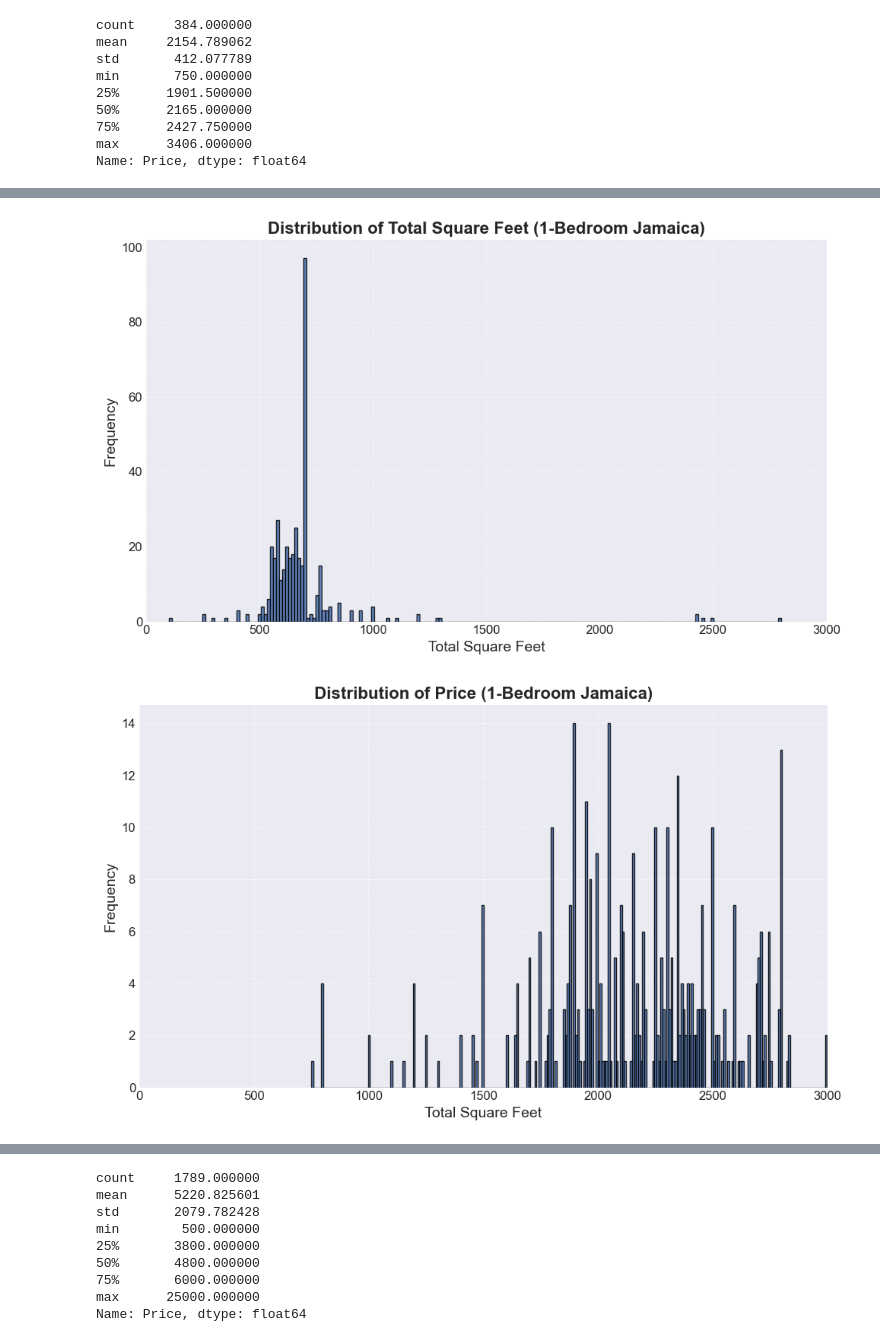
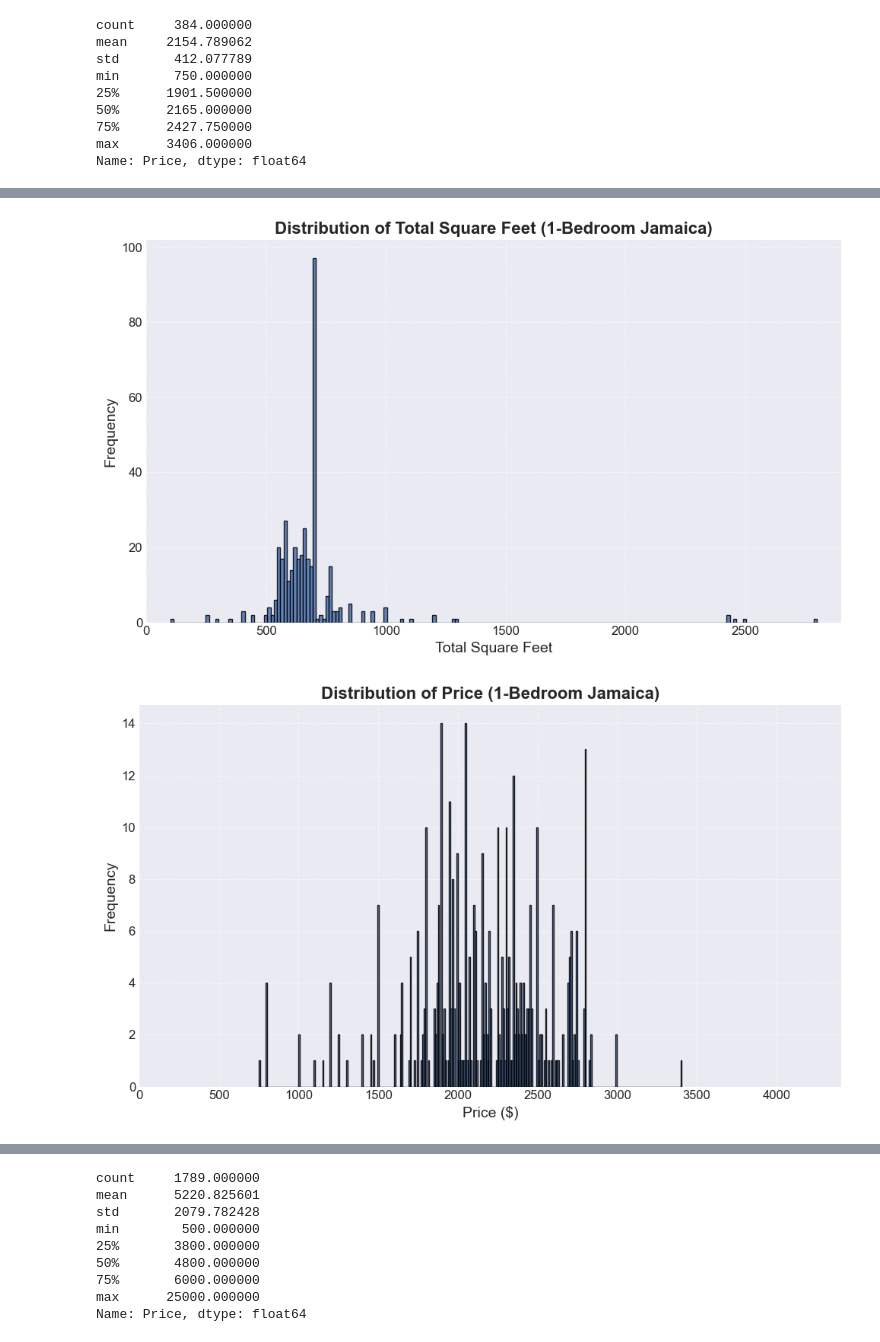
Before and after one commit to supernovaaa2024/RealEstateValuation, a Jupyter notebook: RealEstateStats.ipynb, the cells around one changed output, grey strips where cells are left out. Saved outputs shown, nothing was run; the diff lists cells and outputs as text; code cells hidden in the pictures.

```diff
--- a/RealEstateStats.ipynb
+++ b/RealEstateStats.ipynb
@@ -117,8 +155,9 @@ plt.show()
 # %%
+# The Distribution of Total Square Feet for 1-Bedroom Properties in Jamaica
 plt.style.use('seaborn-v0_8-darkgrid')
 fig, ax = plt.subplots(figsize=(10, 6))
 ax.hist(jamaicaOneBrnonan["Total Square Feet"], bins=200, color='#4C72B0', edgecolor='black', alpha=0.85)
-ax.set_xlim(0, 3000)
+ax.set_xlim(0, jamaicaOneBrnonan["Total Square Feet"].max() + 100)
 ax.set_title("Distribution of Total Square Feet (1-Bedroom Jamaica)", fontsize=16, fontweight='bold')
 ax.set_xlabel("Total Square Feet", fontsize=14)
 ax.set_ylabel("Frequency", fontsize=14)
@@ -127,18 +166,19 @@ ax.grid(True, linestyle='--', alpha=0.6)
 plt.tight_layout()
 plt.show()
 # %% [output]
-[figure, old version]
+[figure, new version]
 # %%
+# The Distribution of Price for 1-Bedroom Properties in Jamaica
 plt.style.use('seaborn-v0_8-darkgrid')
 fig, ax = plt.subplots(figsize=(10, 6))
 ax.hist(jamaicaOneBrnonan["Price"], bins=300, color='#4C72B0', edgecolor='black', alpha=0.85)
-ax.set_xlim(0, 3000)
+ax.set_xlim(0, jamaicaOneBrnonan["Price"].max() + 1000)
 ax.set_title("Distribution of Price (1-Bedroom Jamaica)", fontsize=16, fontweight='bold')
-ax.set_xlabel("Total Square Feet", fontsize=14)
+ax.set_xlabel("Price ($)", fontsize=14)
 ax.set_ylabel("Frequency", fontsize=14)
 ax.tick_params(axis='both', labelsize=12)
 ax.grid(True, linestyle='--', alpha=0.6)
 plt.tight_layout()
 plt.show()
 # %% [output]
-[figure, old version]
+[figure, new version]
```
Also changed, not shown: parts of 16 cells of this notebook.
